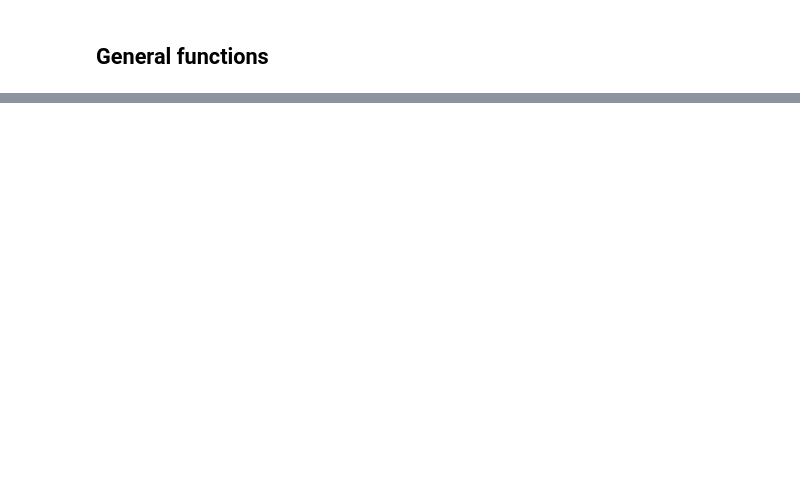
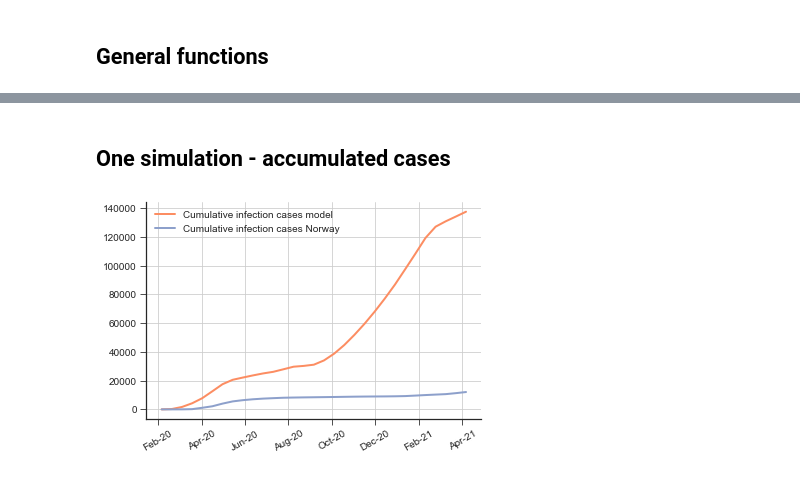
Before and after one commit to bendiknordeng/Epidemiologic-Strategies, a Jupyter notebook: notebooks/peder_computational_study.ipynb, the cells around one changed output, grey strips where cells are left out. Cells and saved outputs as stored; diff of their text form; code cells hidden in the pictures; blank space fills up the shorter version.

```diff
--- a/notebooks/peder_computational_study.ipynb
+++ b/notebooks/peder_computational_study.ipynb
@@ -508,0 +311,36 @@ plot_age_distributions(I_mean_norway, start_week, max_weeks_real_data, dates, fp
+# %% [markdown]
+## One simulation - accumulated cases
+# %%
+policy = all_policies[0]
+dates = all_data[policy][14]
+[deaths_mean_cumulative, u_percentile_deaths_cum, l_percentile_deaths_cum, infected_mean_cumulative, u_percentile_infected_cum, l_percentile_infected_cum , deaths_cumulative, infected_cumulative] = all_data[policy][17]
+
+plt.style.use('seaborn-ticks')
+restrict_to_real_data_length = True
+max_weeks_real_data = int(62/2)
+sim = 2  # Good case:2, Bad case: 0
+
+
+fig, ax = plt.subplots(1)
+#ax.plot(dates, deaths_mean, lw=2, label='Deaths model', color='blue')
+if restrict_to_real_data_length:
+    ax.plot(dates[:max_weeks_real_data], infected_cumulative[sim][:max_weeks_real_data], lw=2, label='Cumulative infection cases model', color=colors[color_1])
+    ax.plot(dates[:max_weeks_real_data], df.cumulative_total_cases.to_numpy(dtype=int)[:max_weeks_real_data*7:7], lw=2, label='Cumulative infection cases Norway', color=colors[color_2])
+else:
+    ax.plot(dates[:-1], infected_cumulative[sim][:-1], lw=2, label='Cumulative infection cases model', color=colors[color_1])
+    ax.plot(dates[:max_weeks_real_data], df.cumulative_total_cases.to_numpy(dtype=int)[:max_weeks_real_data*7:7], lw=2, label='Cumulative infection cases Norway', color=colors[color_2])
+
+#ax.set_title(r'Cumulative and new infected per week')
+ax.legend(loc='upper left')
+# Format the date into months & days
+plt.gca().xaxis.set_major_formatter(mdates.DateFormatter('%b-%y'))
+# Change the tick interval
+plt.gca().xaxis.set_major_locator(mdates.DayLocator(interval=60))
+# Puts x-axis labels on an angle
+plt.gca().xaxis.set_tick_params(rotation =30)
+ax.spines['right'].set_visible(False)
+ax.spines['top'].set_visible(False)
+ax.grid()
+fig.savefig("../plots/computational_study/norwegian_numbers_comparison_objective/good_match_cases.png", bbox_inches='tight', dpi=150)
+# %% [output]
+[figure, added]
```
Also changed, not shown: parts of 57 cells of this notebook, 7 other files.
